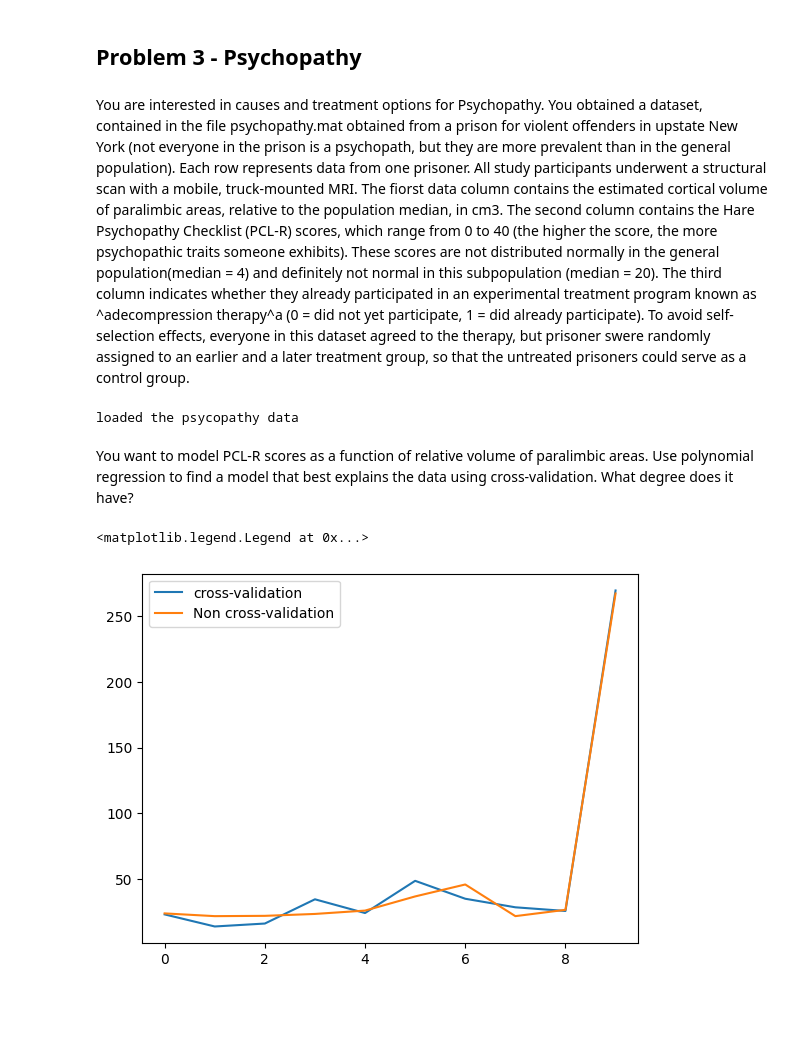
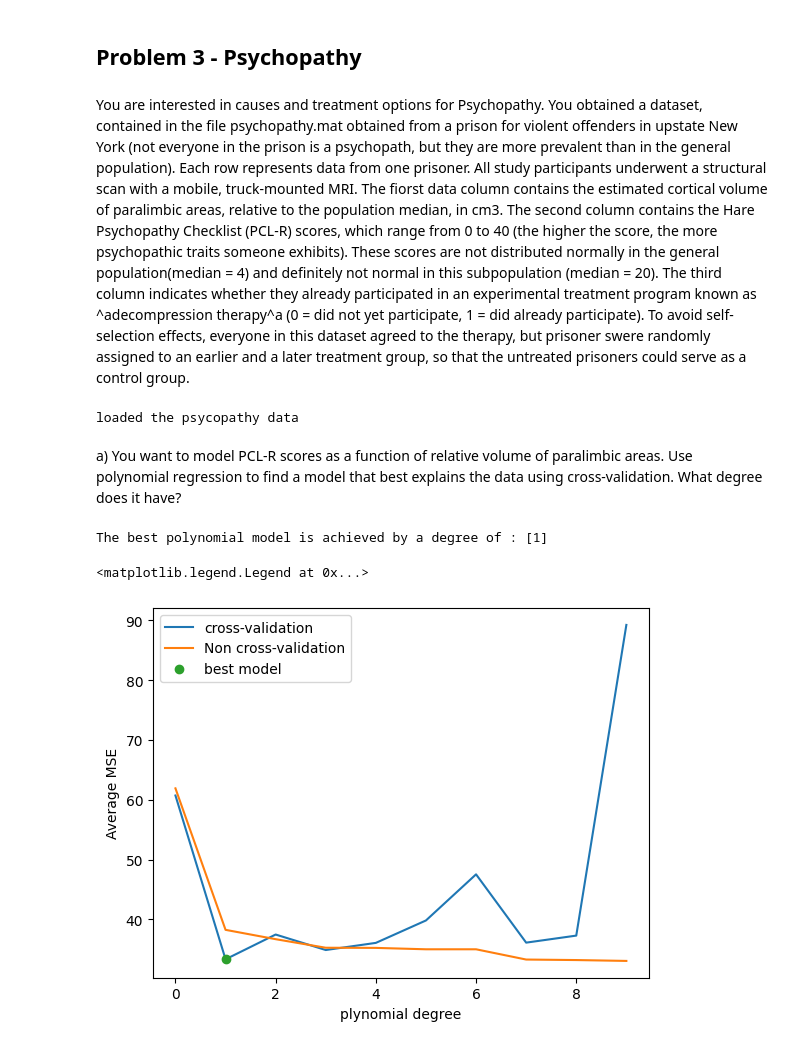
Before and after one commit to juanpbotero98/Homework-Repos, a Jupyter notebook: HW5/Problem-3.ipynb, the cells around one changed output. Drawn from its saved outputs; the diff is of its cells as text; code cells hidden in the pictures; blank space fills up the shorter version.

```diff
--- a/HW5/Problem-3.ipynb
+++ b/HW5/Problem-3.ipynb
@@ -1,8 +1,7 @@
 # %% [markdown]
 ## Problem 3 - Psychopathy
 # %% [markdown]
-You are interested in causes and treatment options for Psychopathy. You obtained a dataset, contained in the file psychopathy.mat obtained from a prison for violent offenders in upstate New York (not everyone in the prison is a psychopath, but they are
-more prevalent than in the general population). Each row represents data from one prisoner. All study participants underwent a structural scan with a mobile, truck-mounted MRI. The fiorst data column contains the estimated cortical volume of paralimbic areas, relative to the population median, in cm3. The second column contains the Hare Psychopathy Checklist (PCL-R) scores, which range from 0 to 40 (the higher the score, the more psychopathic traits someone exhibits). These scores are not distributed normally in the general population(median = 4) and definitely not normal in this subpopulation (median = 20). The third column indicates whether they already participated in an experimental treatment program known as ^adecompression therapy^a (0 = did not yet participate, 1 = did already participate). To avoid self-selection effects, everyone in this dataset agreed to the therapy, but prisoner swere randomly assigned to an earlier and a later treatment group, so that the untreated prisoners could serve as a control group.
+You are interested in causes and treatment options for Psychopathy. You obtained a dataset, contained in the file psychopathy.mat obtained from a prison for violent offenders in upstate New York (not everyone in the prison is a psychopath, but they are more prevalent than in the general population). Each row represents data from one prisoner. All study participants underwent a structural scan with a mobile, truck-mounted MRI. The fiorst data column contains the estimated cortical volume of paralimbic areas, relative to the population median, in cm3. The second column contains the Hare Psychopathy Checklist (PCL-R) scores, which range from 0 to 40 (the higher the score, the more psychopathic traits someone exhibits). These scores are not distributed normally in the general population(median = 4) and definitely not normal in this subpopulation (median = 20). The third column indicates whether they already participated in an experimental treatment program known as ^adecompression therapy^a (0 = did not yet participate, 1 = did already participate). To avoid self-selection effects, everyone in this dataset agreed to the therapy, but prisoner swere randomly assigned to an earlier and a later treatment group, so that the untreated prisoners could serve as a control group.
 # %%
 import numpy as np
 import numpy.linalg as la
@@ -21,34 +22,48 @@ print('loaded the psycopathy data')
 # %% [output]
 loaded the psycopathy data
 # %% [markdown]
-You want to model PCL-R scores as a function of relative volume of paralimbic areas. Use polynomial regression to find a model that best explains the data using cross-validation. What degree does it have?
+a) You want to model PCL-R scores as a function of relative volume of paralimbic areas. Use polynomial regression to find a model that best explains the data using cross-validation. What degree does it have?
 # %%
-RMSE_allCV = []
-RMSE_all = []
-for i in range(10):
-    # Split data for cross validation (cv)
-    cv_index = random.randint(0,len(PLCr_scores)-1)
-    scores_test = PLCr_scores[cv_index]
-    scores_train = np.delete(PLCr_scores, [cv_index], axis=0)
-    vol_test = cortical_vol[cv_index]
-    vol_train = np.delete(PLCr_scores, [cv_index], axis=0)
-    # Polynomial fit of cv data and non-cv data
-    # non-cv data
-    coeffs = np.polyfit(PLCr_scores,cortical_vol,deg = i) # train
-    poly_pred = np.poly1d(coeffs)(cortical_vol) # test
-    RMSE = math.sqrt(np.square(np.subtract(PLCr_scores,poly_pred)).mean()) # evaluate
-    # cv data
-    cv_coeffs = np.polyfit(scores_train,vol_train,deg = i) # train
-    cv_poly_pred = np.poly1d(cv_coeffs)(vol_test) # test
-    cv_RMSE = math.sqrt(np.square(np.subtract(scores_test,poly_pred)).mean()) # evaluate
-    # append data
-    RMSE_all.append(RMSE)
-    RMSE_allCV.append(cv_RMSE)
-
+RMSE_allCV = np.zeros((70,10))
+RMSE_all = np.zeros((70,10))
+for index in range(len(PLCr_scores)):
+        # Split data for cross validation (cv)
+        cv_index = random.randint(0,len(PLCr_scores)-1)
+        scores_test = PLCr_scores[cv_index]
+        scores_train = np.delete(PLCr_scores, [cv_index], axis=0)
+        vol_test = cortical_vol[cv_index]
+        vol_train = np.delete(cortical_vol, [cv_index], axis=0)
+        MSE_cv = []
+        for i in range(10):
+            # Polynomial fit of cv data and non-cv data
+            # non-cv data
+            coeffs = np.polyfit(cortical_vol,PLCr_scores,deg = i) # train
+            poly_pred = np.poly1d(coeffs)(cortical_vol) # test
+            RMSE = mse(PLCr_scores,poly_pred) # evaluate
+            # cv data
+            cv_coeffs = np.polyfit(vol_train,scores_train,deg = i) # train
+            cv_poly_pred = np.poly1d(cv_coeffs)(vol_test) # test
+            cv_RMSE = mse([scores_test],[cv_poly_pred]) # evaluate
+            # append data
+            RMSE_allCV[index,i]=cv_RMSE
+            RMSE_all[index,i]=RMSE
+# calculate average mse
+avg_mseCV = np.mean(RMSE_allCV,axis=0)
+avg_mse = np.mean(RMSE_all,axis=0)
+# calculate the best polynomial model
+best_model = np.amin(avg_mseCV)
+best_model_index = np.where(avg_mseCV==best_model)
+print('The best polynomial model is achieved by a degree of : {}'.format(best_model_index[0]))
+# Plot model degree vs avg mse
 fig,ax = plt.subplots()
-ax.plot(np.arange(0,10,1),RMSE_allCV,label= 'cross-validation')
-ax.plot(np.arange(0,10,1),RMSE_all,label= 'Non cross-validation')
+ax.plot(np.arange(0,10,1),avg_mseCV,label= 'cross-validation')
+ax.plot(np.arange(0,10,1),avg_mse,label= 'Non cross-validation')
+ax.plot(best_model_index,best_model,'o',label='best model')
+# plt.ylim((30,70))
+plt.xlabel('plynomial degree')
+plt.ylabel('Average MSE')
 plt.legend()
 # %% [output]
-<matplotlib.legend.Legend at 0x...>
+The best polynomial model is achieved by a degree of : [1]
+<matplotlib.legend.Legend at 0x...>
-[figure, old version]
+[figure, new version]
```
Also changed, not shown: parts of 8 cells of this notebook, 2 other files.
